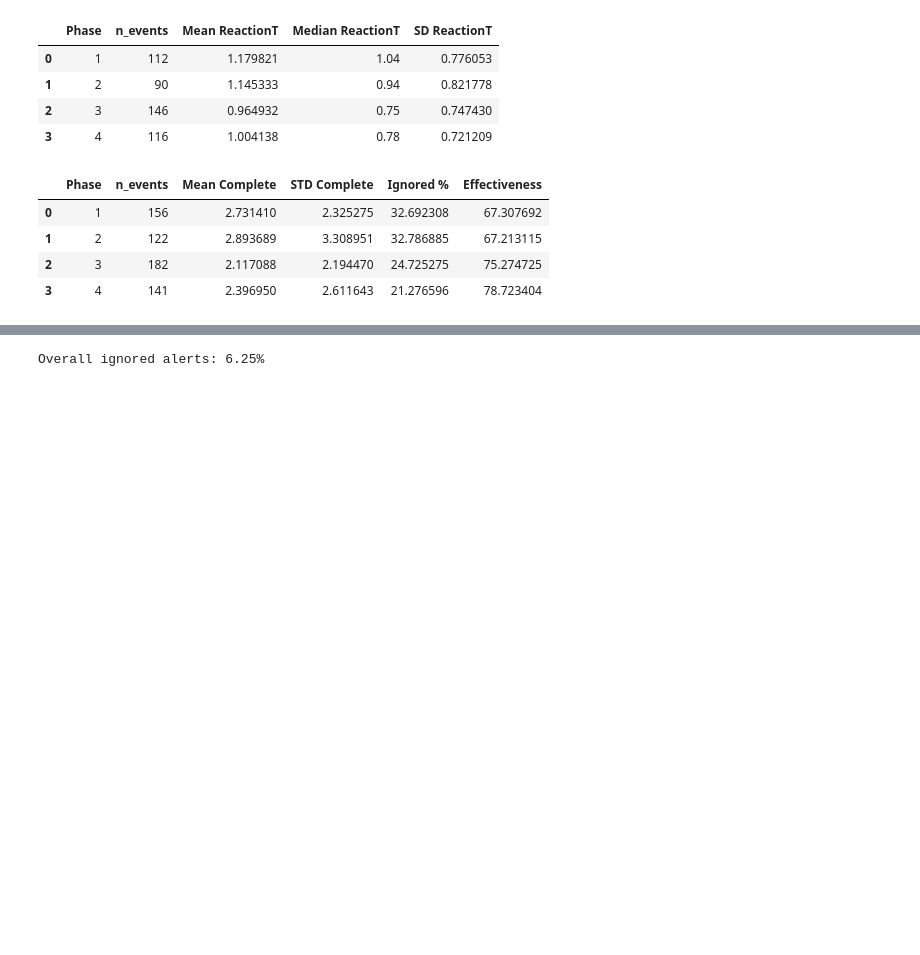
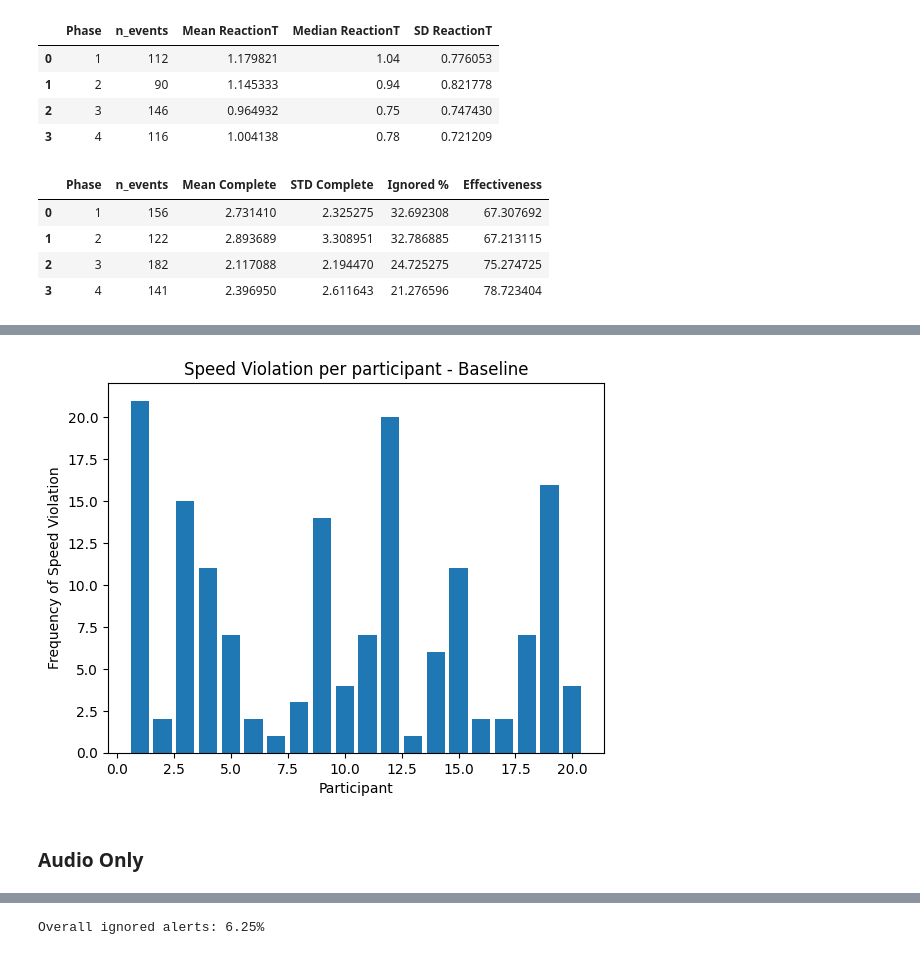
Before and after one commit to KeirAAAlcantara/SimAnalysis, a Jupyter notebook: Sim_Analysis.ipynb, the cells around one changed output, grey strips where cells are left out. Saved outputs shown, nothing was run; the diff lists cells and outputs as text; code cells hidden in the pictures; blank space fills up the shorter version.

Commit message:
visualizations added

```diff
--- a/Sim_Analysis.ipynb
+++ b/Sim_Analysis.ipynb
@@ -331,0 +325,10 @@ p-value: 0.041176577017671114
+# %%
+df_phase1 = df_Metrics[df_Metrics["phase"] == 1]
+# %%
+violations = df_phase1["event"].str.contains("SPEED", na=False)
+speed_counts = (
+    df_phase1[violations]
+    .groupby("participant_no")
+    .size()
+)
+speed_counts = speed_counts.reindex(range(1, 21), fill_value=0)
@@ -331,0 +355,10 @@ p-value: 0.041176577017671114
+# %%
+plt.bar(speed_counts.index, speed_counts.values)
+plt.xlabel("Participant")
+plt.ylabel("Frequency of Speed Violation")
+plt.title("Speed Violation per participant - Baseline")
+plt.show()
+# %% [output]
+[figure, added]
+# %% [markdown]
+### Audio Only
```
Also changed, not shown: parts of 49 cells of this notebook.
